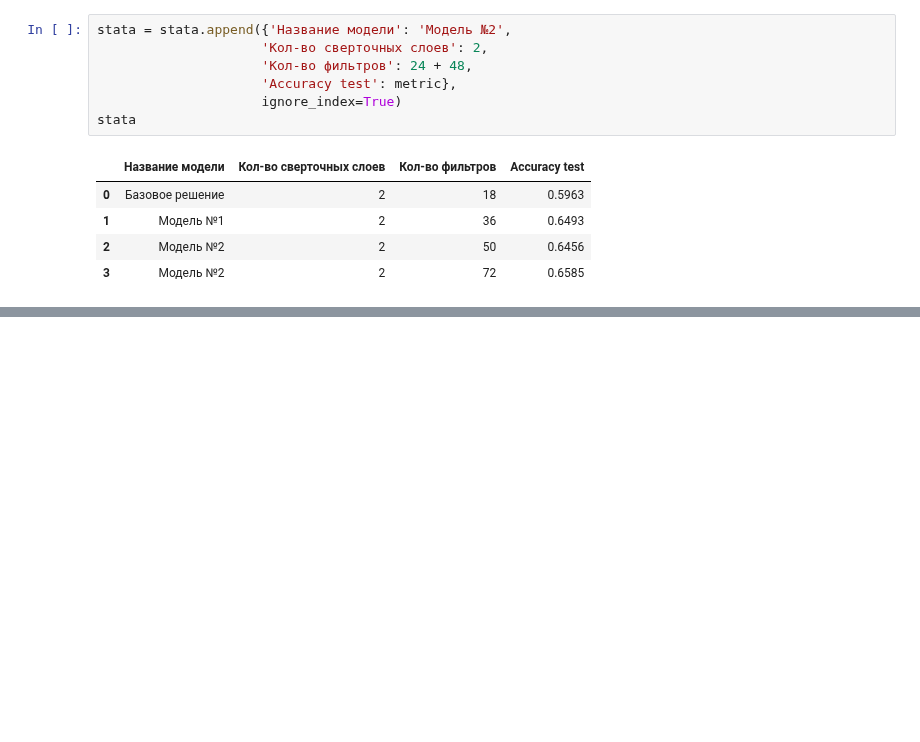
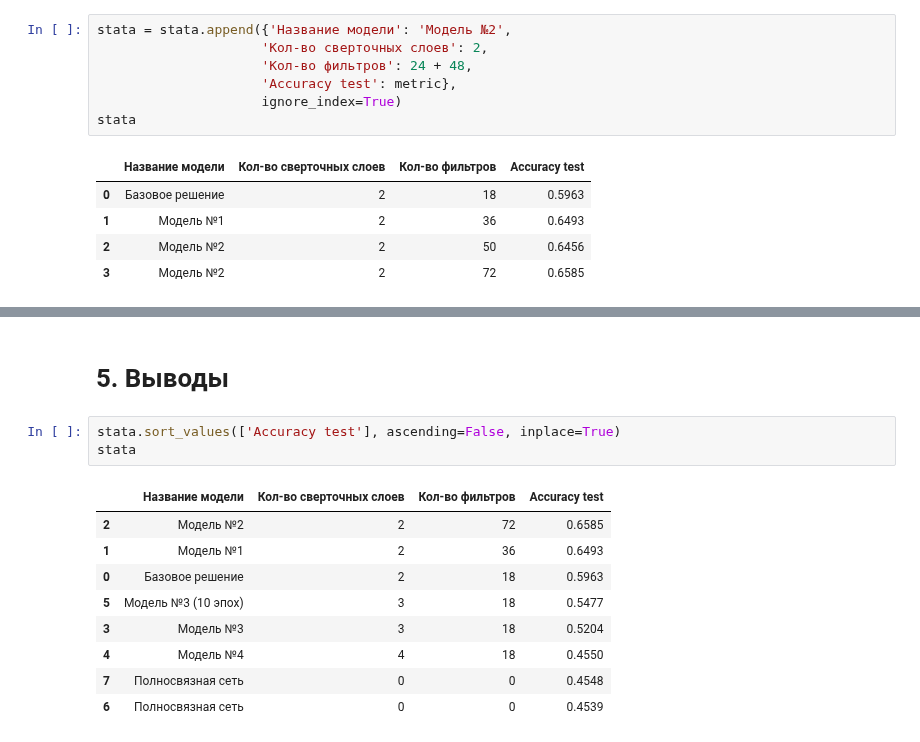
Before and after one commit to dnlygvtv/02_Python_for_Neural_Networks, a Jupyter notebook: HW/HW_4.ipynb, the cells around one changed output, grey strips where cells are left out. Saved outputs shown, nothing was run; the diff lists cells and outputs as text; blank space fills up the shorter version.

```diff
--- a/HW/HW_4.ipynb
+++ b/HW/HW_4.ipynb
@@ -277,0 +550,15 @@ stata
+# %% [markdown]
+# 5. Выводы
+# %%
+stata.sort_values(['Accuracy test'], ascending=False, inplace=True)
+stata
+# %% [output]
+|  | Название модели | Кол-во сверточных слоев | Кол-во фильтров | Accuracy test |
+| 2 | Модель №2 | 2 | 72 | 0.6585 |
+| 1 | Модель №1 | 2 | 36 | 0.6493 |
+| 0 | Базовое решение | 2 | 18 | 0.5963 |
+| 5 | Модель №3 (10 эпох) | 3 | 18 | 0.5477 |
+| 3 | Модель №3 | 3 | 18 | 0.5204 |
+| 4 | Модель №4 | 4 | 18 | 0.4550 |
+| 7 | Полносвязная сеть | 0 | 0 | 0.4548 |
+| 6 | Полносвязная сеть | 0 | 0 | 0.4539 |
```
Also changed, not shown: parts of 18 cells of this notebook.
